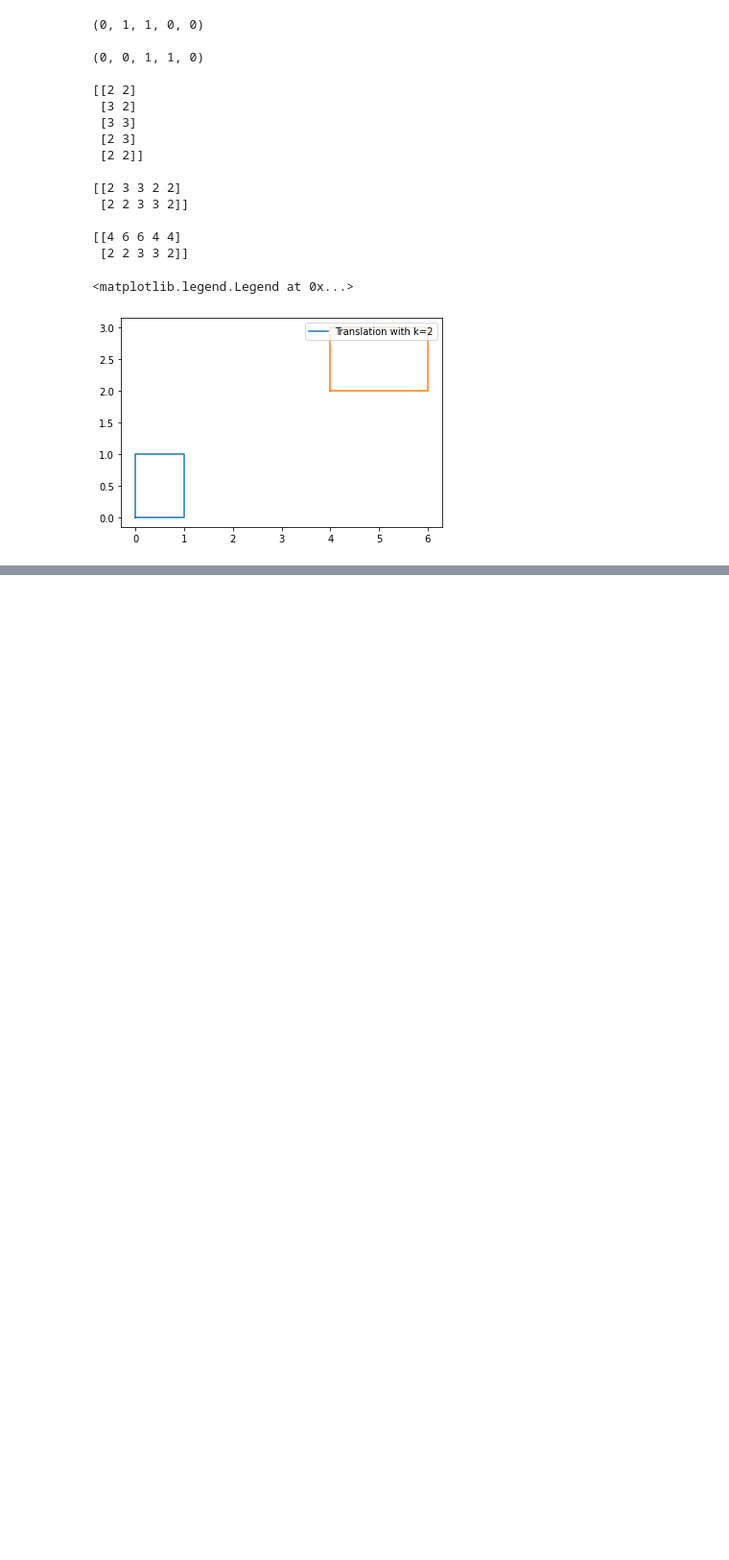
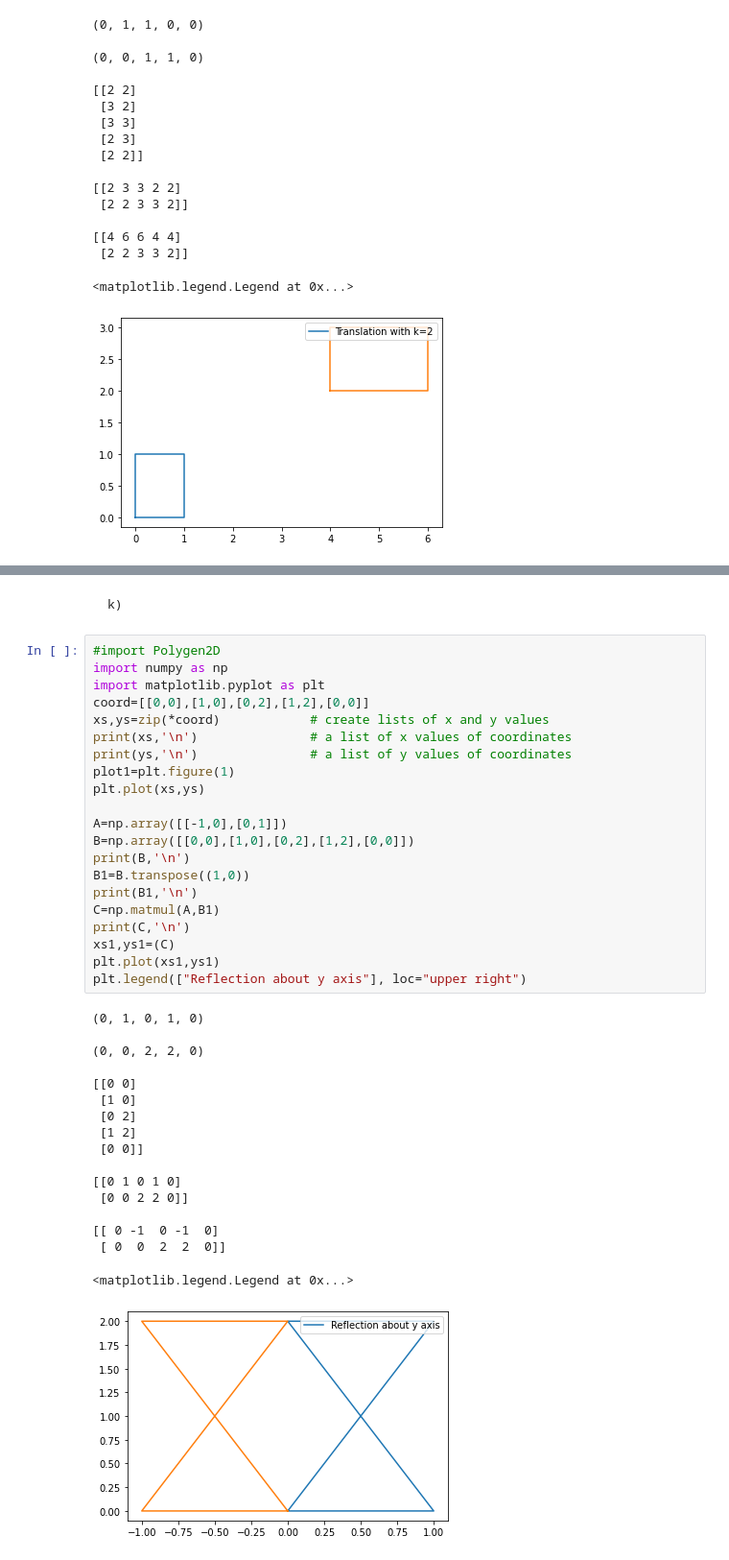
Before and after one commit to rohilahuja3/dsa-and-daa-lab-codes, a Jupyter notebook: final_maths_lab.ipynb, the cells around one changed output, grey strips where cells are left out. Shown at 96% size. Cells and saved outputs as stored; diff of their text form; blank space fills up the shorter version.

```diff
--- a/final_maths_lab.ipynb
+++ b/final_maths_lab.ipynb
@@ -1979,0 +2124,41 @@ plt.legend(["Translation with k=2"], loc="upper right")
+# %% [markdown]
+    k)
+# %%
+#import Polygen2D
+import numpy as np
+import matplotlib.pyplot as plt
+coord=[[0,0],[1,0],[0,2],[1,2],[0,0]]
+xs,ys=zip(*coord)            # create lists of x and y values
+print(xs,'\n')               # a list of x values of coordinates
+print(ys,'\n')               # a list of y values of coordinates
+plot1=plt.figure(1)
+plt.plot(xs,ys)
+
+A=np.array([[-1,0],[0,1]])
+B=np.array([[0,0],[1,0],[0,2],[1,2],[0,0]])
+print(B,'\n')
+B1=B.transpose((1,0))
+print(B1,'\n')
+C=np.matmul(A,B1)
+print(C,'\n')
+xs1,ys1=(C)
+plt.plot(xs1,ys1)
+plt.legend(["Reflection about y axis"], loc="upper right")
+# %% [output]
+(0, 1, 0, 1, 0)
+
+(0, 0, 2, 2, 0)
+
+[[0 0]
+ [1 0]
+ [0 2]
+ [1 2]
+ [0 0]]
+
+[[0 1 0 1 0]
+ [0 0 2 2 0]]
+
+[[ 0 -1  0 -1  0]
+ [ 0  0  2  2  0]]
+<matplotlib.legend.Legend at 0x...>
+[figure, added]
```
Also changed, not shown: parts of 68 cells of this notebook, 4 other files.
